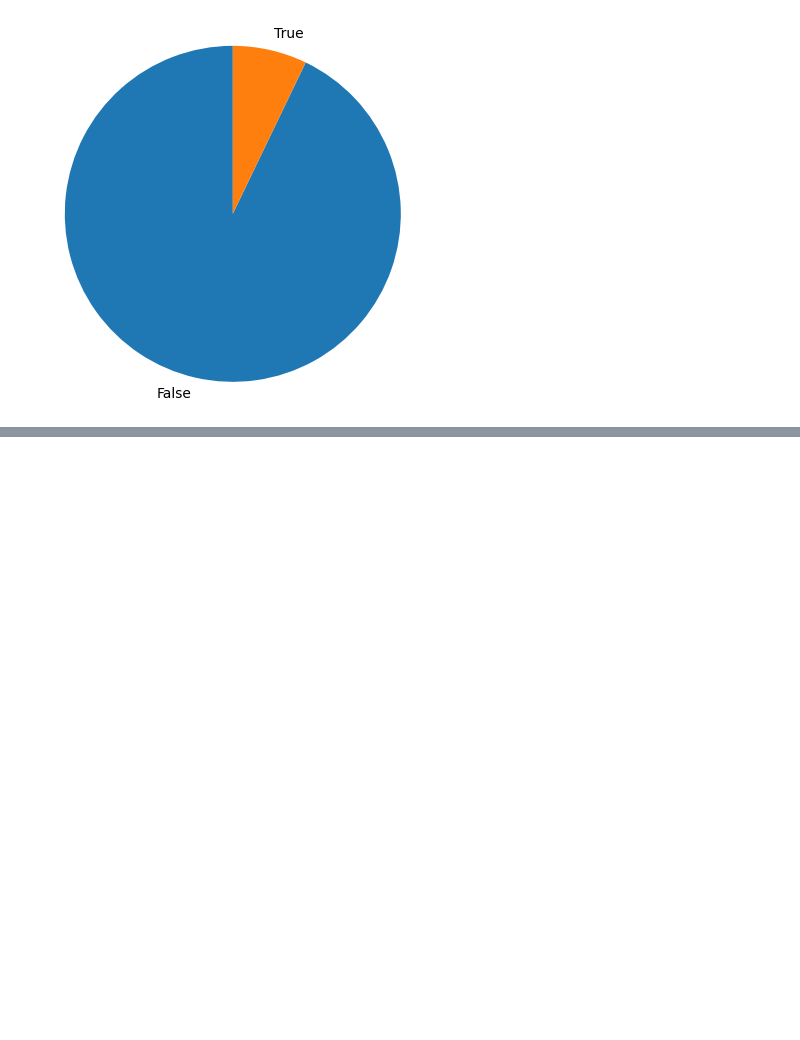
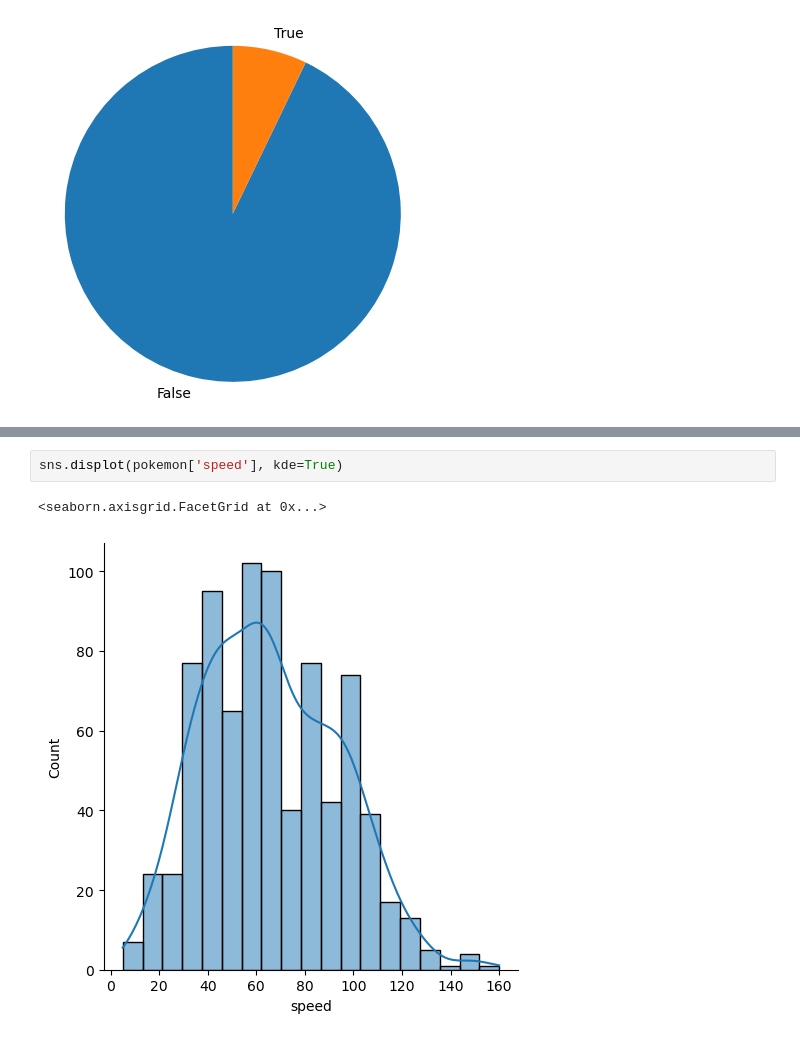
Before and after one commit to Nihal-Awad/Matplot-Seaborn-Practice, a Jupyter notebook: Visualization.ipynb, the cells around one changed output, grey strips where cells are left out. Saved outputs shown, nothing was run; the diff lists cells and outputs as text; blank space fills up the shorter version.

```diff
--- a/Visualization.ipynb
+++ b/Visualization.ipynb
@@ -221,0 +227,5 @@ plt.axis('square');
+# %%
+sns.displot(pokemon['speed'], kde=True)
+# %% [output]
+<seaborn.axisgrid.FacetGrid at 0x...>
+[figure, added]
```
Also changed, not shown: parts of 9 cells of this notebook.
